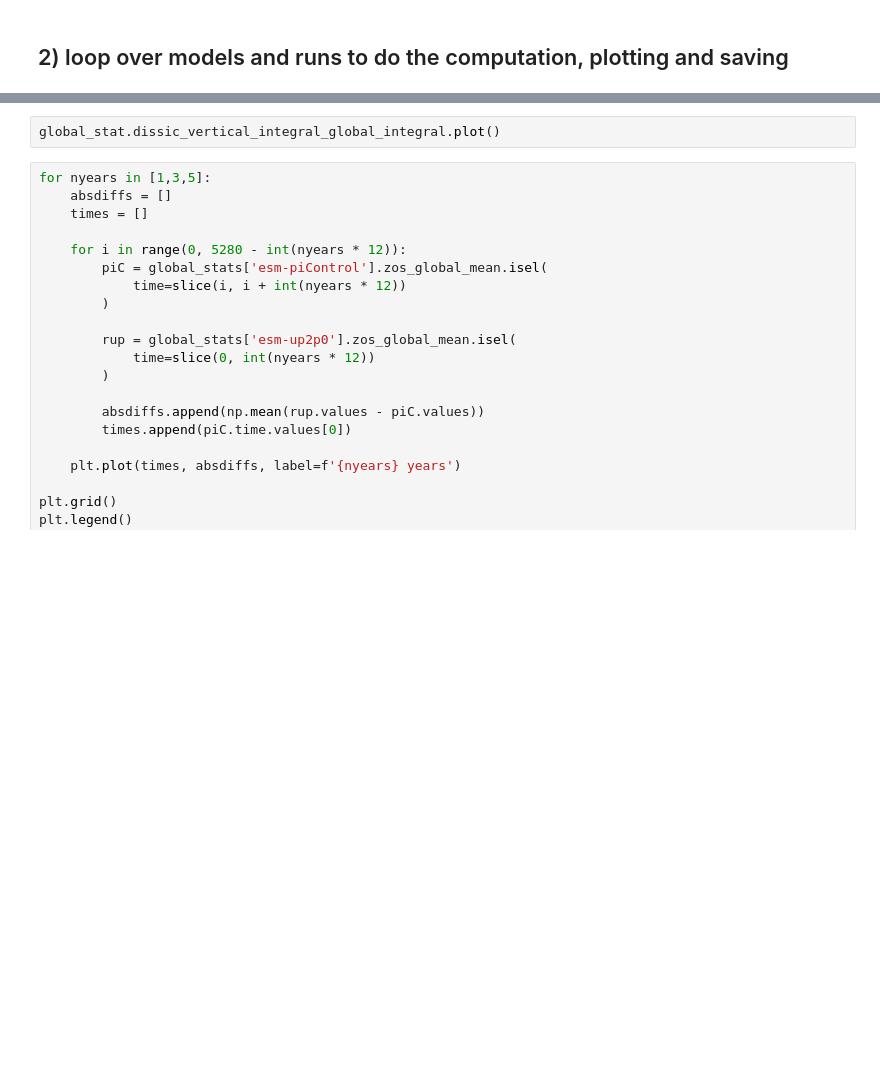
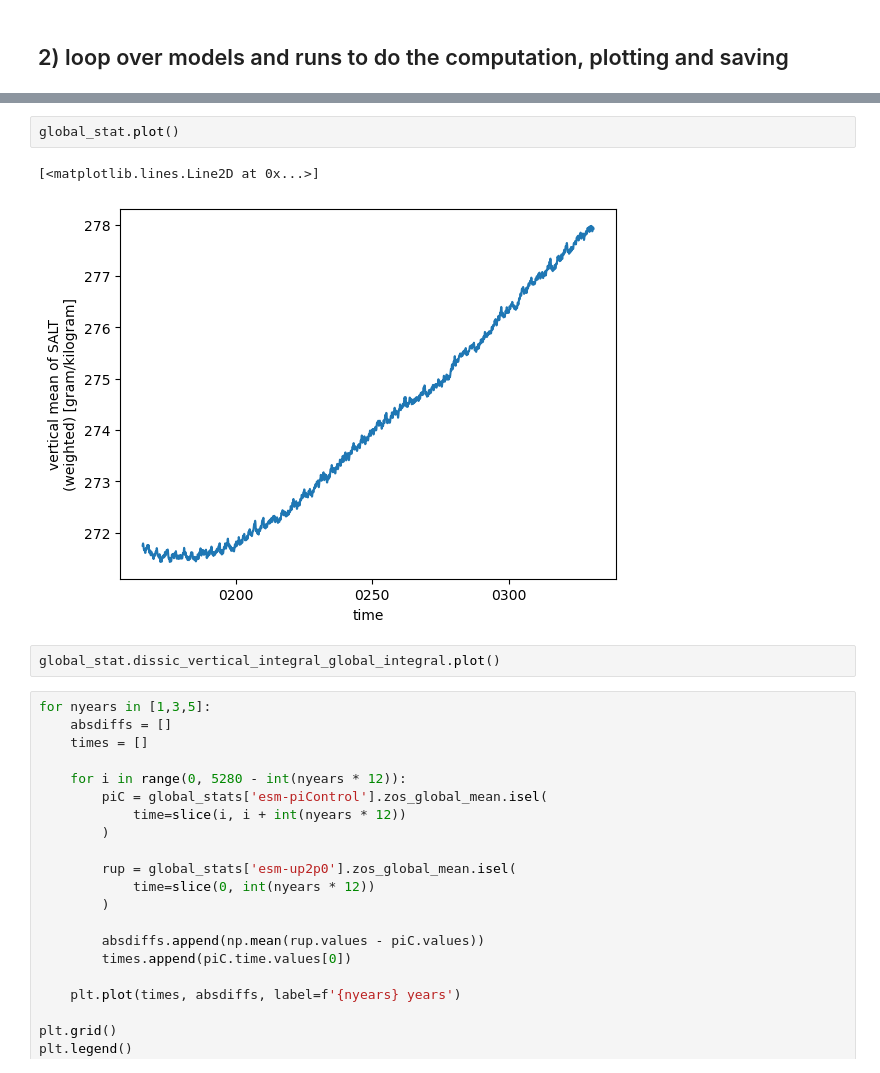
Before and after one commit to eikekoehn/TIPMIP_carbon_cycle, a Jupyter notebook: 01_postprocessing/calc_time_series_of_global_statistic_for_depth_range.ipynb, the cells around one changed output, grey strips where cells are left out. Saved outputs shown, nothing was run; the diff lists cells and outputs as text; blank space fills up the shorter version.

```diff
--- a/01_postprocessing/calc_time_series_of_global_statistic_for_depth_range.ipynb
+++ b/01_postprocessing/calc_time_series_of_global_statistic_for_depth_range.ipynb
@@ -680,3 +532,8 @@ Processing data for NO3, CESM2, esm-up2p0-gwl2p0-50y-dn2p0...
+# %%
+global_stat.plot()
+# %% [output]
+[<matplotlib.lines.Line2D at 0x...>]
+[figure, added]
 # %%
 global_stat.dissic_vertical_integral_global_integral.plot()
 # %%
```
Also changed, not shown: parts of 6 cells of this notebook, 1 other file.
